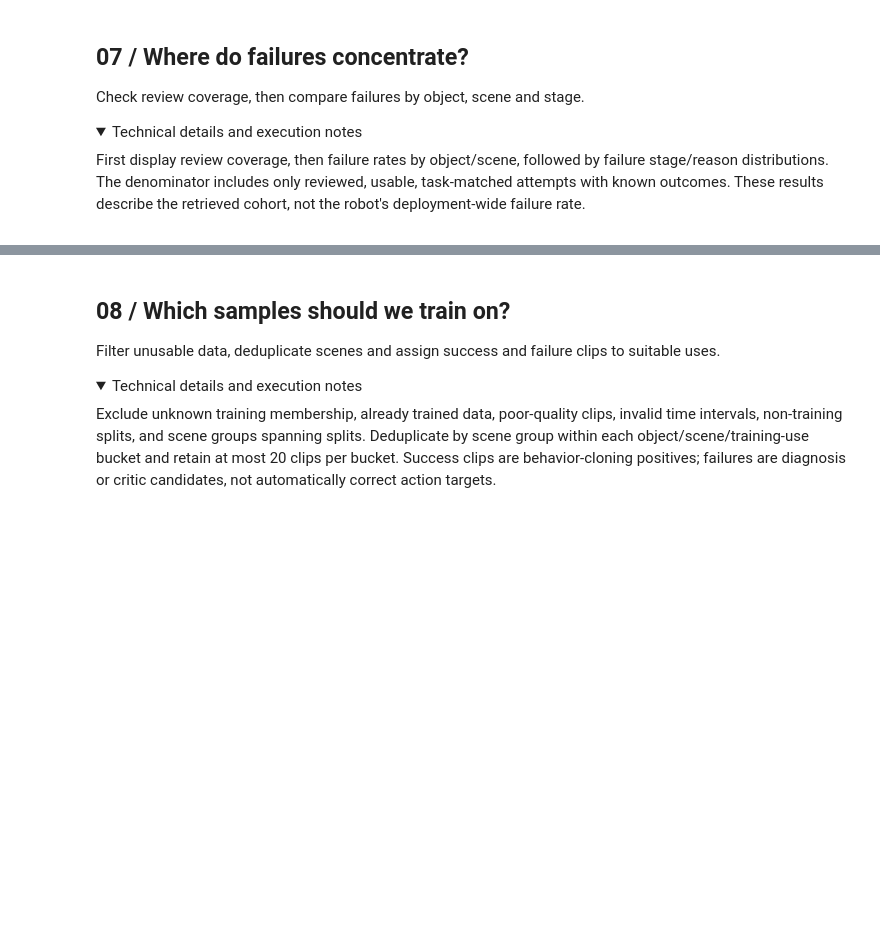
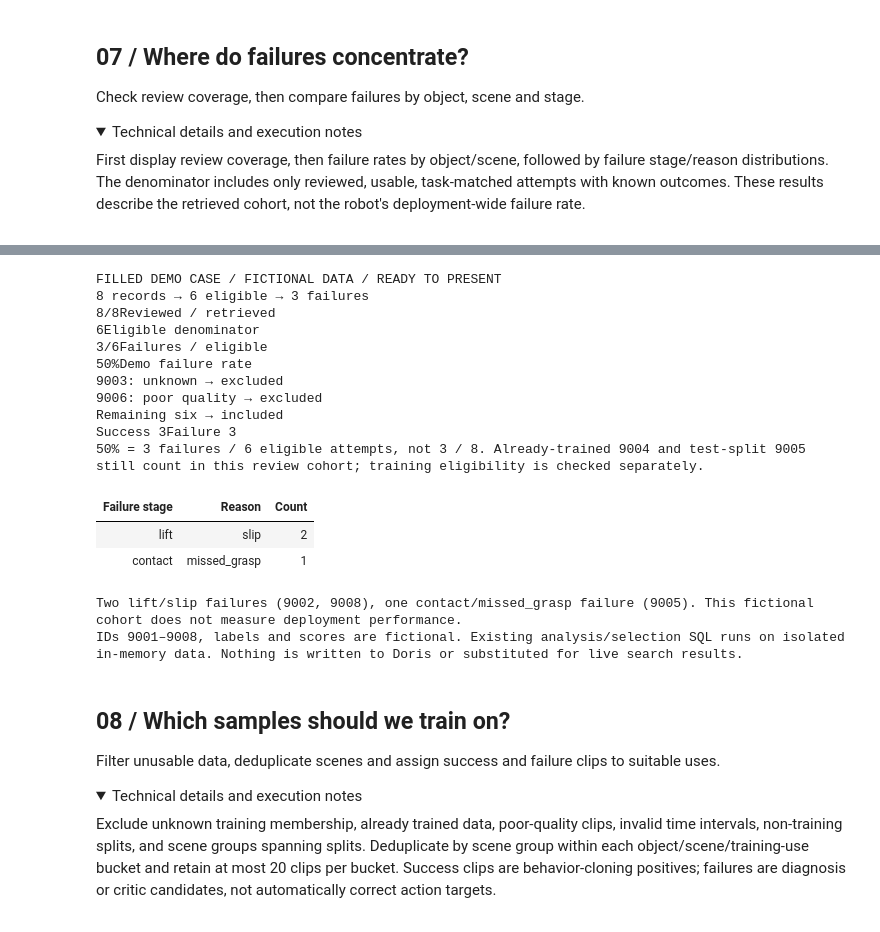
Before and after one commit to Gabriel39/RoboLens, a Jupyter notebook: notebooks/droid100_end_to_end.en.ipynb, the cells around one changed output, grey strips where cells are left out. Cells and saved outputs as stored; diff of their text form; code cells hidden in the pictures; folded sections open; blank space fills up the shorter version.

```diff
--- a/notebooks/droid100_end_to_end.en.ipynb
+++ b/notebooks/droid100_end_to_end.en.ipynb
@@ -388,6 +439,26 @@ These results describe the retrieved cohort, not the robot's deployment-wide fai
 display(SVG(filename=str(PROJECT / "notebooks/assets/en/07_analysis.svg")))
 # %% [output]
 [drawing not drawn]
+# %%
+from notebooks.review_case import show_review_case
+show_review_case(section="analysis", language="en")
+# %% [output]
+FILLED DEMO CASE / FICTIONAL DATA / READY TO PRESENT
+8 records → 6 eligible → 3 failures
+8/8Reviewed / retrieved
+6Eligible denominator
+3/6Failures / eligible
+50%Demo failure rate
+9003: unknown → excluded
+9006: poor quality → excluded
+Remaining six → included
+Success 3Failure 3
+50% = 3 failures / 6 eligible attempts, not 3 / 8. Already-trained 9004 and test-split 9005 still count in this review cohort; training eligibility is checked separately.
+| Failure stage | Reason | Count |
+| lift | slip | 2 |
+| contact | missed_grasp | 1 |
+Two lift/slip failures (9002, 9008), one contact/missed_grasp failure (9005). This fictional cohort does not measure deployment performance.
+IDs 9001–9008, labels and scores are fictional. Existing analysis/selection SQL runs on isolated in-memory data. Nothing is written to Doris or substituted for live search results.
 # %%
 if LIVE:
     coverage, distribution, reasons = run_sql(connection, (QUERY_DIR / "04_failure_distribution.sql").read_text())
```
Also changed, not shown: parts of 4 cells of this notebook, 11 other files.
